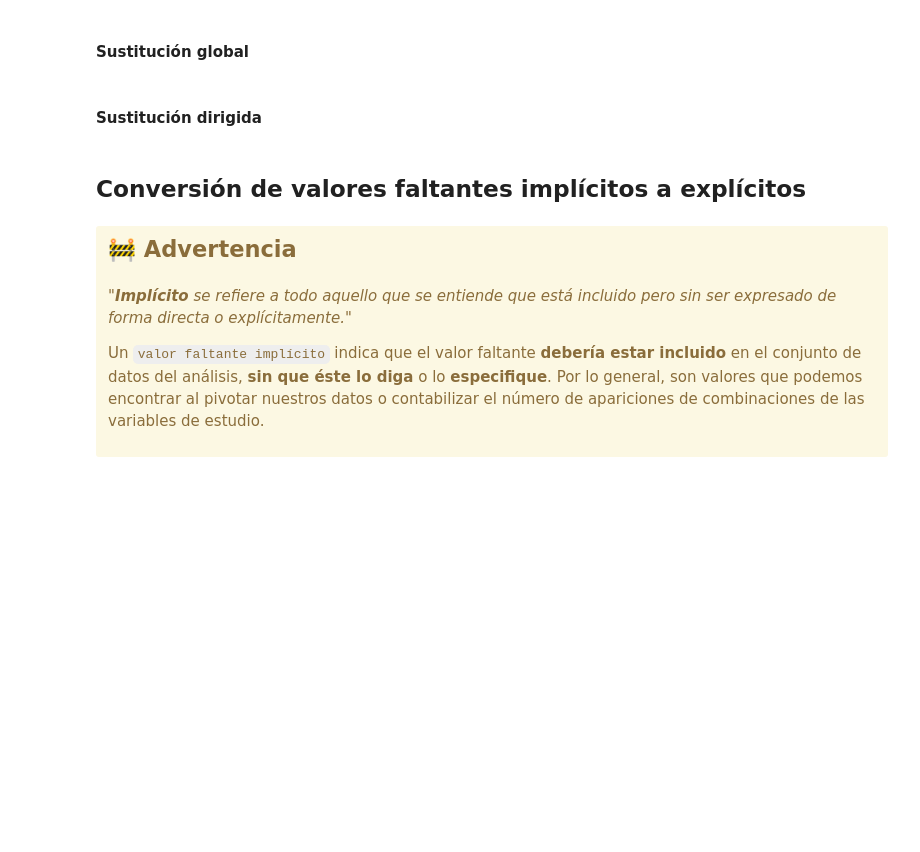
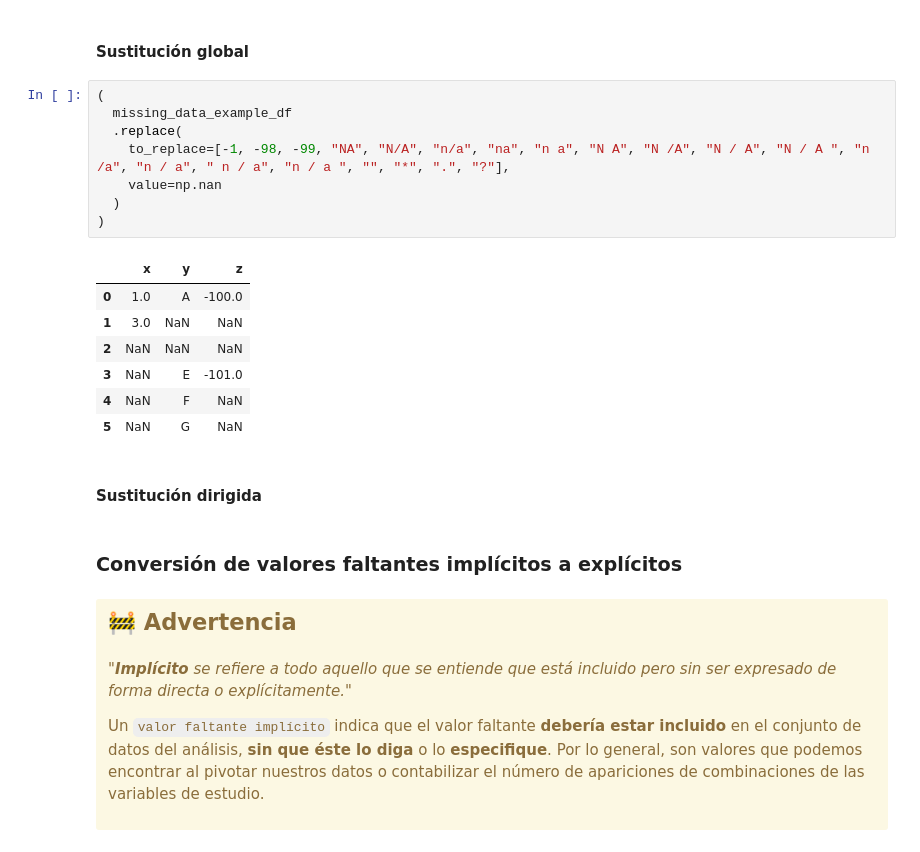
Before and after one commit to fcisnerosr/datos_faltantes, a Jupyter notebook: curso-datos-faltantes-main/jupyter/live-exploration-missing-values.ipynb, the cells around one changed output. Saved outputs shown, nothing was run; the diff lists cells and outputs as text; blank space fills up the shorter version.

```diff
--- a/curso-datos-faltantes-main/jupyter/live-exploration-missing-values.ipynb
+++ b/curso-datos-faltantes-main/jupyter/live-exploration-missing-values.ipynb
@@ -704,9 +732,25 @@ missing_data_example_df
 # %% [markdown]
 #### Sustitución global
+# %%
+(
+  missing_data_example_df
+  .replace(
+    to_replace=[-1, -98, -99, "NA", "N/A", "n/a", "na", "n a", "N A", "N /A", "N / A", "N / A ", "n /a", "n / a", " n / a", "n / a ", "", "*", ".", "?"],
+    value=np.nan
+  )
+)
+# %% [output]
+|  | x | y | z |
+| 0 | 1.0 | A | -100.0 |
+| 1 | 3.0 | NaN | NaN |
+| 2 | NaN | NaN | NaN |
+| 3 | NaN | E | -101.0 |
+| 4 | NaN | F | NaN |
+| 5 | NaN | G | NaN |
 # %% [markdown]
 #### Sustitución dirigida
 # %% [markdown]
-## Conversión de valores faltantes implícitos a explícitos
+### Conversión de valores faltantes implícitos a explícitos
 # %% [markdown]
 <div class="alert alert-warning", role="alert">
     <b style="font-size: 1.5em;">🚧 Advertencia</b>
```
Also changed, not shown: parts of 11 cells of this notebook.
